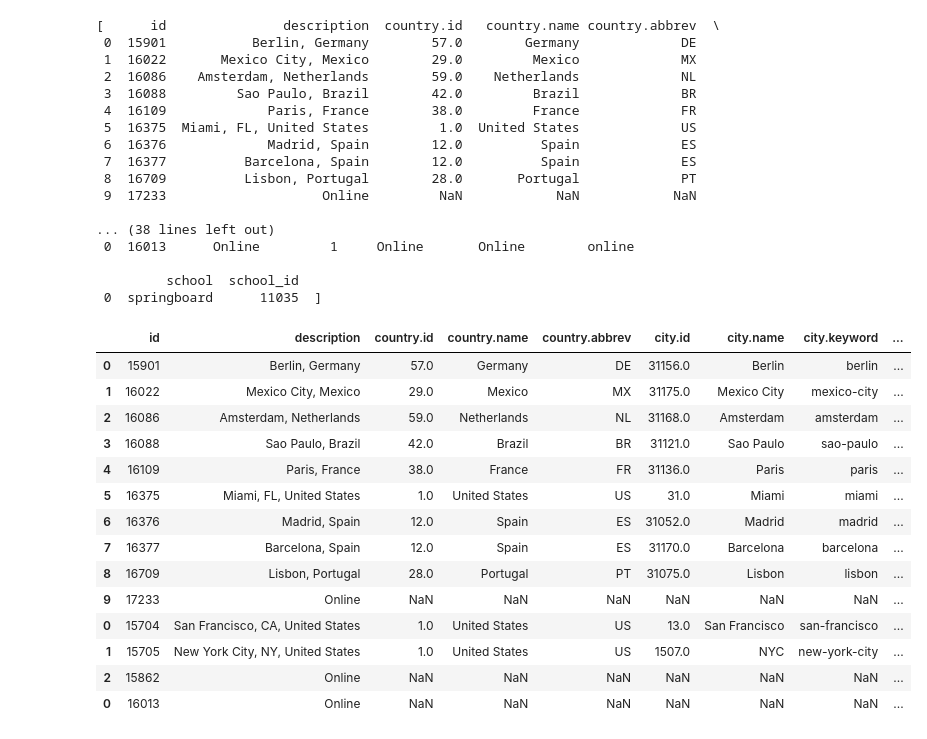
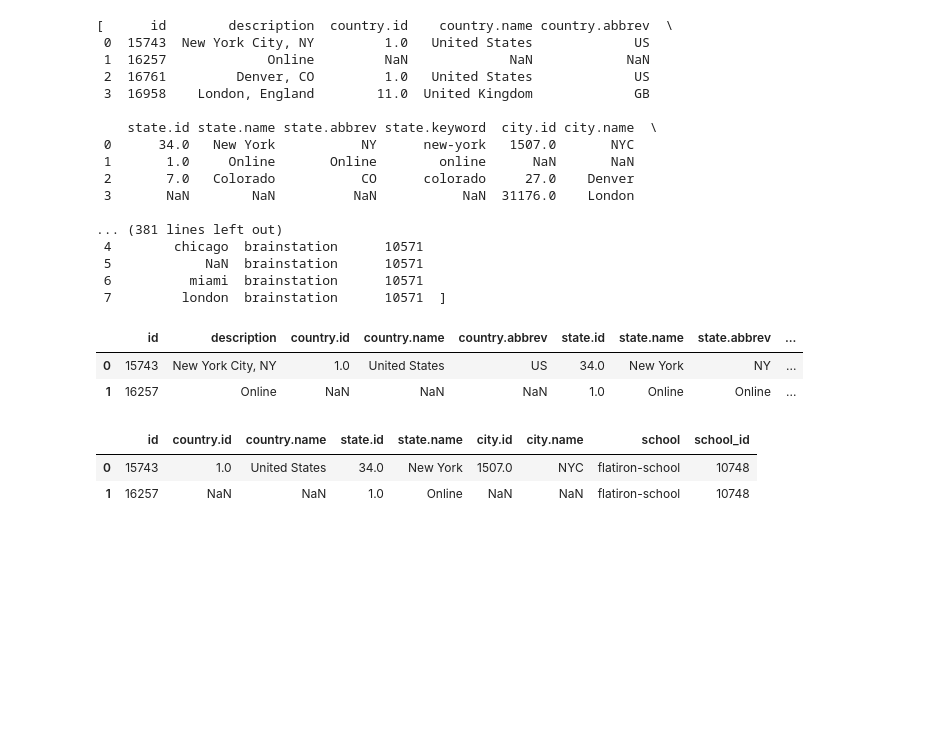
Before and after one commit to ekraj-pok/sql-project, a Jupyter notebook: main.ipynb, the cells around one changed output. Cells and saved outputs as stored; diff of their text form; code cells hidden in the pictures; blank space fills up the shorter version.

Commit message:
DF pushed to the SQL, comments, locations, and courses cleaned.

```diff
--- a/main.ipynb
+++ b/main.ipynb
@@ -1,19 +1,24 @@
 # %%
-# you must populate this dict with the schools required -> try talking to the teaching team about this
-
-
-schools = {
-'ironhack' : 10828,
-'app-academy' : 10525,
-'springboard' : 11035
-}
-
 import re
 import pandas as pd
 from pandas.io.json import json_normalize
+import numpy as np
 import requests
 
+# you must populate this dict with the schools required -> try talking to the teaching team about this
 
+schools = {
+    'flatiron-school' : 10748,
+    'general-assembly' :10761,
+    'data-science-dojo' : 10685,
+    'ironhack' : 10828,
+    'le-wagon' : 10868,
+    'wild-code-school' : 11169,
+    'the-dev-masters' : 11077,
+    'byte-academy' : 10574,
+    'the-data-incubator' : 11074,
+    "brainstation" : 10571,
+    }
 
 def get_comments_school(school):
     TAG_RE = re.compile(r'<[^>]+>')
@@ -25,6 +30,7 @@ def get_comments_school(school):
     #converts json to dataframe
     reviews =  pd.DataFrame(data['content']['reviews'])
 
+
     #aux function to apply regex and remove tags
     def remove_tags(x):
         return TAG_RE.sub('',x)
@@ -117,39 +186,27 @@ springboard
 # %%
 locations_list
 # %% [output]
-[      id               description  country.id   country.name country.abbrev  \
- 0  15901           Berlin, Germany        57.0        Germany             DE
- 1  16022       Mexico City, Mexico        29.0         Mexico             MX
- 2  16086    Amsterdam, Netherlands        59.0    Netherlands             NL
- 3  16088         Sao Paulo, Brazil        42.0         Brazil             BR
- 4  16109             Paris, France        38.0         France             FR
- 5  16375  Miami, FL, United States         1.0  United States             US
- 6  16376             Madrid, Spain        12.0          Spain             ES
- 7  16377          Barcelona, Spain        12.0          Spain             ES
- 8  16709          Lisbon, Portugal        28.0       Portugal             PT
- 9  17233                    Online         NaN            NaN            NaN
+[      id        description  country.id    country.name country.abbrev  \
+ 0  15743  New York City, NY         1.0   United States             US
+ 1  16257             Online         NaN             NaN            NaN
+ 2  16761         Denver, CO         1.0   United States             US
+ 3  16958    London, England        11.0  United Kingdom             GB
 
-... (38 lines left out)
- 0  16013      Online         1     Online       Online        online
+    state.id state.name state.abbrev state.keyword  city.id city.name  \
+ 0      34.0   New York           NY      new-york   1507.0       NYC
+ 1       1.0     Online       Online        online      NaN       NaN
+ 2       7.0   Colorado           CO      colorado     27.0    Denver
+ 3       NaN        NaN          NaN           NaN  31176.0    London
 
-         school  school_id
- 0  springboard      11035  ]
+... (381 lines left out)
+ 4        chicago  brainstation      10571
+ 5            NaN  brainstation      10571
+ 6          miami  brainstation      10571
+ 7         london  brainstation      10571  ]
 # %%
 locations = pd.concat(locations_list)
-locations
+locations.head(2)
 # %% [output]
-|  | id | description | country.id | country.name | country.abbrev | city.id | city.name | city.keyword | ... |
-| 0 | 15901 | Berlin, Germany | 57.0 | Germany | DE | 31156.0 | Berlin | berlin | ... |
-| 1 | 16022 | Mexico City, Mexico | 29.0 | Mexico | MX | 31175.0 | Mexico City | mexico-city | ... |
-| 2 | 16086 | Amsterdam, Netherlands | 59.0 | Netherlands | NL | 31168.0 | Amsterdam | amsterdam | ... |
-| 3 | 16088 | Sao Paulo, Brazil | 42.0 | Brazil | BR | 31121.0 | Sao Paulo | sao-paulo | ... |
-| 4 | 16109 | Paris, France | 38.0 | France | FR | 31136.0 | Paris | paris | ... |
-| 5 | 16375 | Miami, FL, United States | 1.0 | United States | US | 31.0 | Miami | miami | ... |
-| 6 | 16376 | Madrid, Spain | 12.0 | Spain | ES | 31052.0 | Madrid | madrid | ... |
-| 7 | 16377 | Barcelona, Spain | 12.0 | Spain | ES | 31170.0 | Barcelona | barcelona | ... |
-| 8 | 16709 | Lisbon, Portugal | 28.0 | Portugal | PT | 31075.0 | Lisbon | lisbon | ... |
-| 9 | 17233 | Online | NaN | NaN | NaN | NaN | NaN | NaN | ... |
-| 0 | 15704 | San Francisco, CA, United States | 1.0 | United States | US | 13.0 | San Francisco | san-francisco | ... |
-| 1 | 15705 | New York City, NY, United States | 1.0 | United States | US | 1507.0 | NYC | new-york-city | ... |
-| 2 | 15862 | Online | NaN | NaN | NaN | NaN | NaN | NaN | ... |
-| 0 | 16013 | Online | NaN | NaN | NaN | NaN | NaN | NaN | ... |
+|  | id | description | country.id | country.name | country.abbrev | state.id | state.name | state.abbrev | ... |
+| 0 | 15743 | New York City, NY | 1.0 | United States | US | 34.0 | New York | NY | ... |
+| 1 | 16257 | Online | NaN | NaN | NaN | 1.0 | Online | Online | ... |
@@ -155,0 +215,6 @@ locations
+# %%
+locations.head(2)
+# %% [output]
+|  | id | country.id | country.name | state.id | state.name | city.id | city.name | school | school_id |
+| 0 | 15743 | 1.0 | United States | 34.0 | New York | 1507.0 | NYC | flatiron-school | 10748 |
+| 1 | 16257 | NaN | NaN | 1.0 | Online | NaN | NaN | flatiron-school | 10748 |
```
Also changed, not shown: parts of 28 cells of this notebook, 5 other files.
